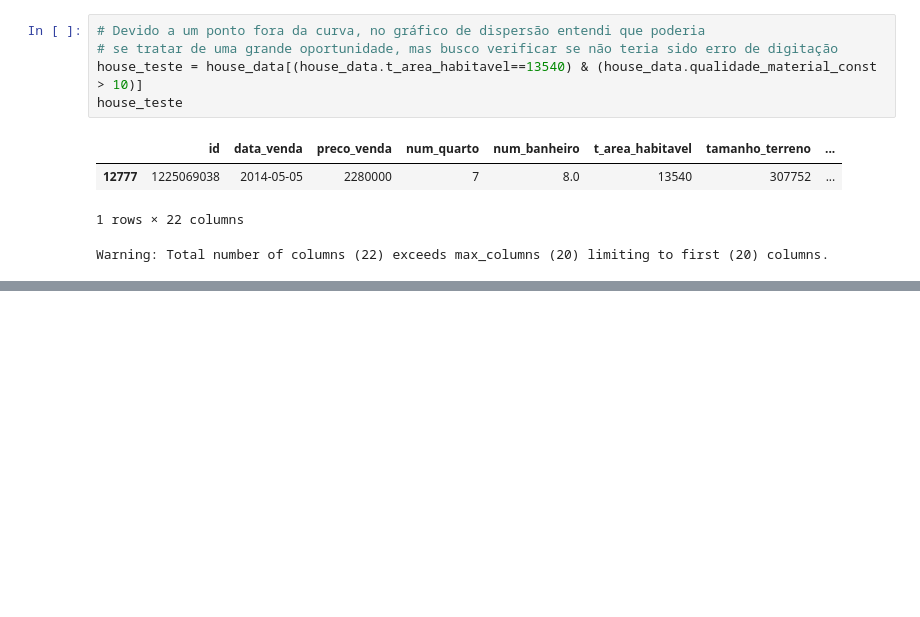
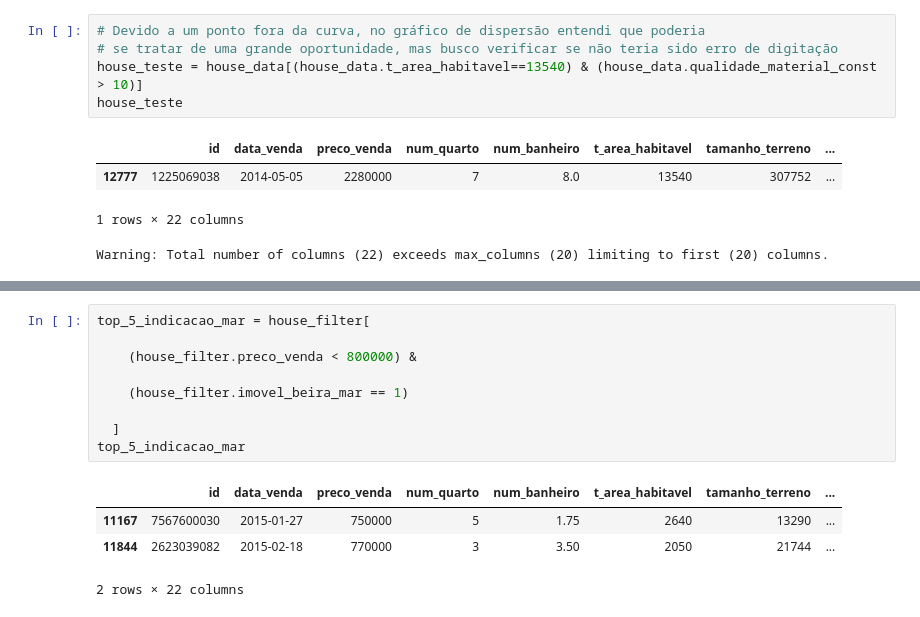
Before and after one commit to valdirdpg/curso-dnc, a Jupyter notebook: mini_projeto.ipynb, the cells around one changed output, grey strips where cells are left out. Cells and saved outputs as stored; diff of their text form; blank space fills up the shorter version.

```diff
--- a/mini_projeto.ipynb
+++ b/mini_projeto.ipynb
@@ -428,0 +409,14 @@ fig.show()
+# %%
+top_5_indicacao_mar = house_filter[
+
+    (house_filter.preco_venda < 800000) &
+
+    (house_filter.imovel_beira_mar == 1)
+
+  ]
+top_5_indicacao_mar
+# %% [output]
+|  | id | data_venda | preco_venda | num_quarto | num_banheiro | t_area_habitavel | tamanho_terreno | ... |
+| 11167 | 7567600030 | 2015-01-27 | 750000 | 5 | 1.75 | 2640 | 13290 | ... |
+| 11844 | 2623039082 | 2015-02-18 | 770000 | 3 | 3.50 | 2050 | 21744 | ... |
+2 rows × 22 columns
```
Also changed, not shown: parts of 16 cells of this notebook.
